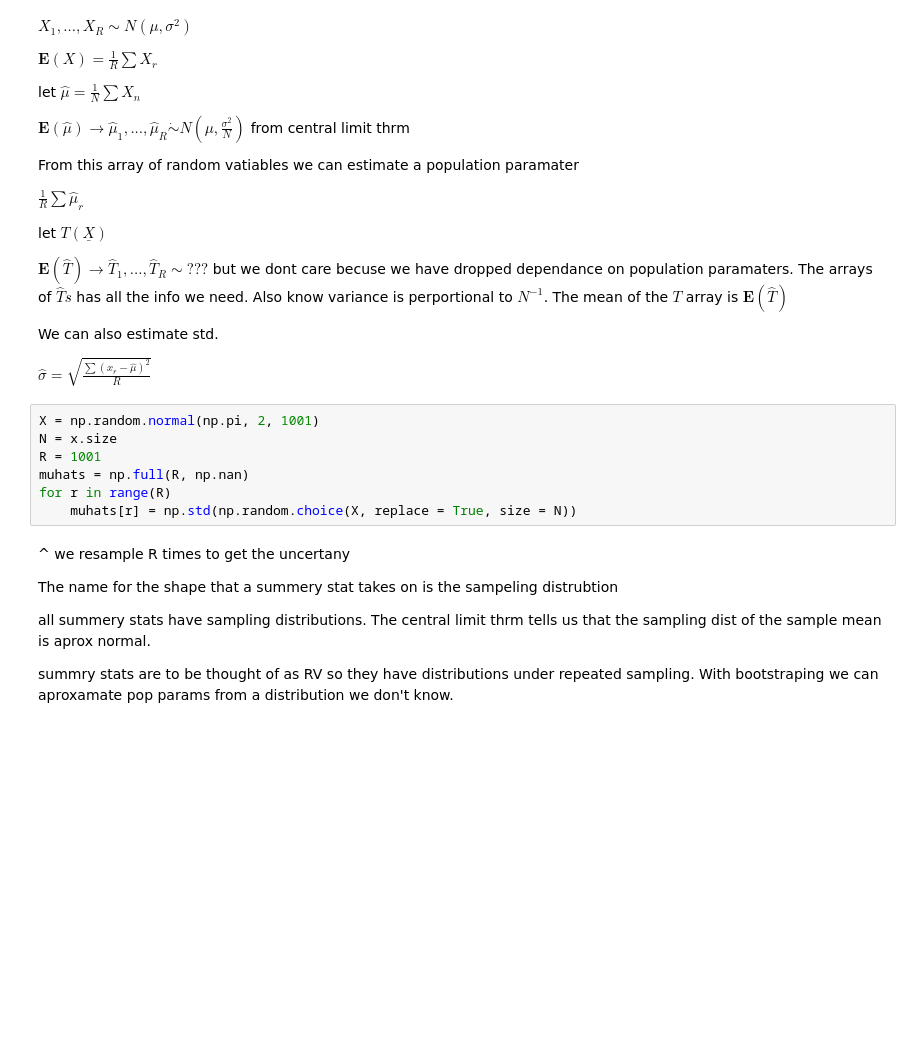
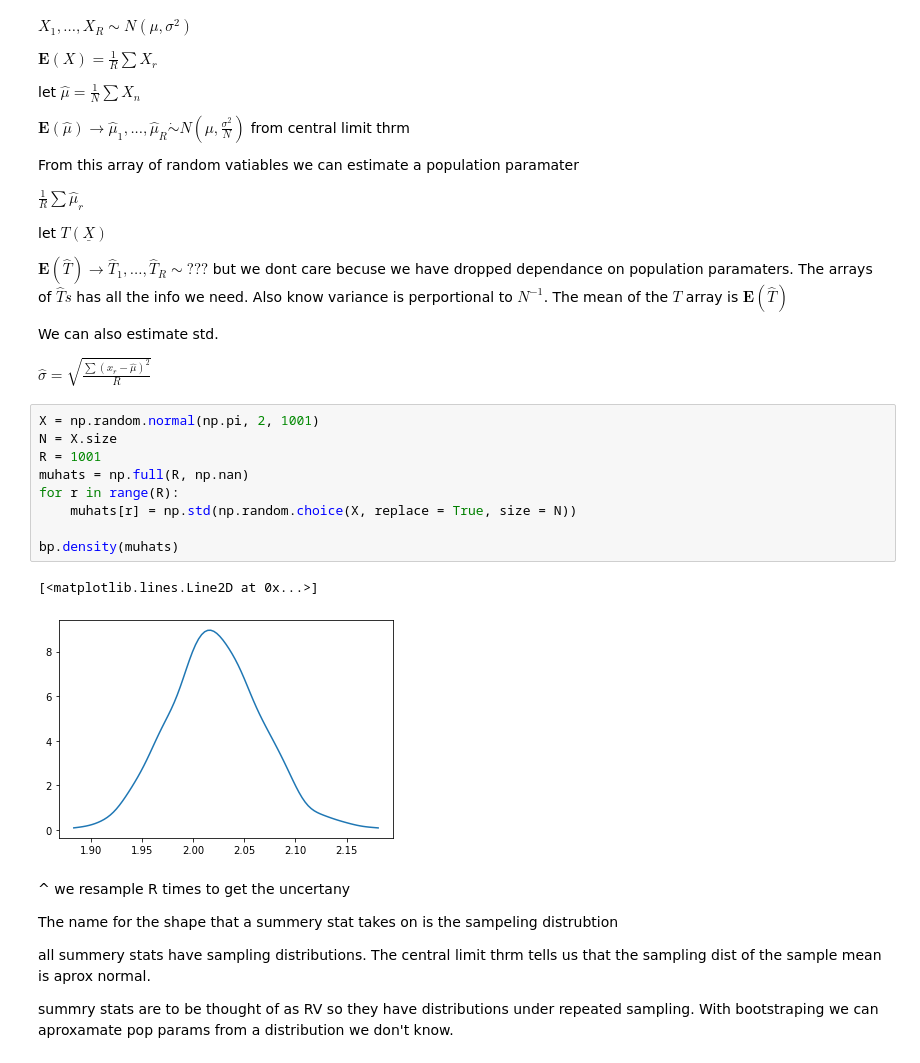
Before and after one commit to josephmlev/levine_j_math_314, a Jupyter notebook: notes/Class_notes_9.23-.ipynb, the cells around one changed output. Drawn from its saved outputs; the diff is of its cells as text; blank space fills up the shorter version.

```diff
--- a/notes/Class_notes_9.23-.ipynb
+++ b/notes/Class_notes_9.23-.ipynb
@@ -450,11 +451,16 @@ We can also estimate std.
 $\hat \sigma = \sqrt{\frac{\sum (x_r - \hat \mu)^2}{R}}$
 # %%
 X = np.random.normal(np.pi, 2, 1001)
-N = x.size
+N = X.size
 R = 1001
 muhats = np.full(R, np.nan)
-for r in range(R)
+for r in range(R):
     muhats[r] = np.std(np.random.choice(X, replace = True, size = N))
+
+bp.density(muhats)
+# %% [output]
+[<matplotlib.lines.Line2D at 0x...>]
+[figure, added]
 # %% [markdown]
 ^ we resample R times to get the uncertany
 
```
Also changed, not shown: parts of 2 cells of this notebook.
